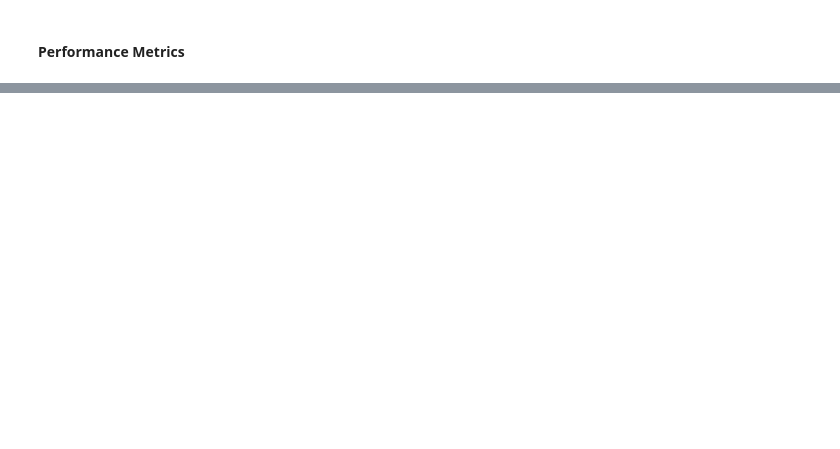
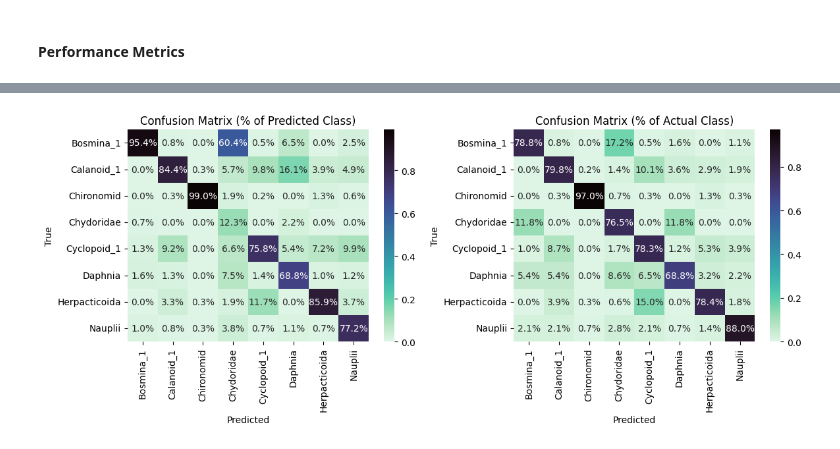
Before and after one commit to sofiar/Analysis_zooplankton, a Jupyter notebook: visualize_results.ipynb, the cells around one changed output, grey strips where cells are left out. Drawn from its saved outputs; the diff is of its cells as text; code cells hidden in the pictures; blank space fills up the shorter version.

```diff
--- a/visualize_results.ipynb
+++ b/visualize_results.ipynb
@@ -149,0 +172,25 @@ plt.show()
+# %%
+# Get confusion matrix data
+cm_col_percent = cm / cm.sum(axis = 0, keepdims = True)
+annot_col = np.array([[f"{val:.01%}" for val in row] for row in cm_col_percent])
+
+cm_row_percent = cm / cm.sum(axis = 1, keepdims = True)
+annot_row = np.array([[f"{val:.01%}" for val in col] for col in cm_row_percent])
+
+# Plot
+fig, axs = plt.subplots(1, 2, figsize=(12, 5))
+
+sns.heatmap(cm_col_percent, annot = annot_col, fmt = '', cmap = 'mako_r', xticklabels = classes, yticklabels = classes, ax = axs[0])
+axs[0].set_xlabel('Predicted')
+axs[0].set_ylabel('True')
+axs[0].set_title('Confusion Matrix (% of Predicted Class)')
+
+sns.heatmap(cm_row_percent, annot = annot_row, fmt = '', cmap = 'mako_r', xticklabels = classes, yticklabels = classes, ax = axs[1])
+axs[1].set_xlabel('Predicted')
+axs[1].set_ylabel('True')
+axs[1].set_title('Confusion Matrix (% of Actual Class)')
+
+plt.tight_layout()
+plt.show()
+# %% [output]
+[figure, added]
```
Also changed, not shown: parts of 8 cells of this notebook, 3 other files.
